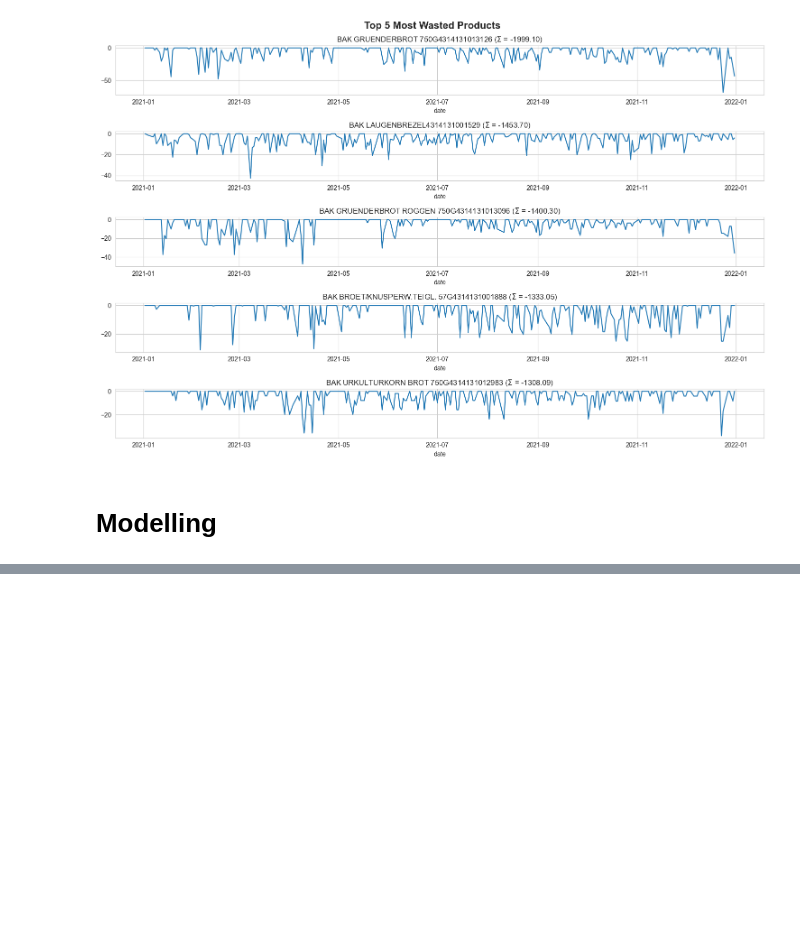
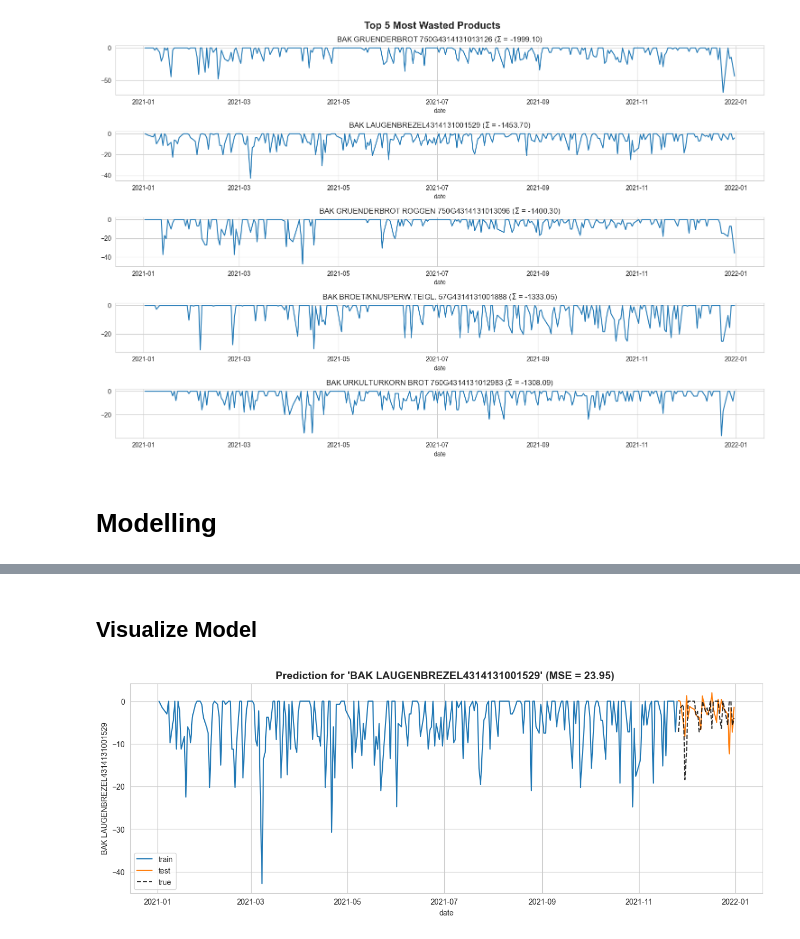
Before and after one commit to negralessio/bfh23-foodwaste, a Jupyter notebook: notebooks/alessio-data-wrangling.ipynb, the cells around one changed output, grey strips where cells are left out. Cells and saved outputs as stored; diff of their text form; code cells hidden in the pictures; blank space fills up the shorter version.

Commit message:
Implemented first model and test sample

```diff
--- a/notebooks/alessio-data-wrangling.ipynb
+++ b/notebooks/alessio-data-wrangling.ipynb
@@ -161,4 +174,4 @@ def train_test_split(df: pd.DataFrame, last_k_percent: float = 0.1):
 
     return X_train, X_test
 
-X_train, X_test = train_test_split(gruenderbrot_df, last_k_percent=0.2)
+train_df, test_df = train_test_split(gruenderbrot_df, last_k_percent=0.1)
@@ -180,0 +231,3 @@ X_train
+# %%
+reg = xgb.XGBRegressor(n_estimators=1000)
+reg.fit(X_train, y_train, verbose = False)
@@ -180,0 +246,16 @@ X_train
+# %%
+def make_prediction(X_test, regressor, verbosity: int = 1) -> pd.DataFrame:
+    if verbosity > 0:
+        print("Making predictions ...")
+
+    # Make prediction
+    y_pred = regressor.predict(X_test)
+    # Convert to dataframe with index / dates from input features X_test
+    y_pred = pd.DataFrame(y_pred, index=X_test.index, columns=[top_foodwasting_product_name])
+    return y_pred
+
+# Get y_pred
+y_pred: pd.DataFrame = make_prediction(X_test, regressor=reg)
+# Evaluate
+mse = mean_squared_error(y_true=y_test, y_pred=y_pred)
+print(f"MSE: {mse:.2f}")
@@ -180,0 +265,9 @@ X_train
+# %%
+def concat_data_with_prediction(y_train: pd.DataFrame, y_pred: pd.DataFrame) -> pd.DataFrame:
+    y_train["flag"] = "train"
+    y_pred["flag"] = "test"
+
+    df_concat = pd.concat([y_train, y_pred], axis=0)
+    return df_concat
+
+df_concat = concat_data_with_prediction(y_train=y_train, y_pred=y_pred)
@@ -180,0 +289,13 @@ X_train
+# %% [markdown]
+## Visualize Model
+# %%
+def visualize_predictions(df_concat, test_df) -> None:
+    fig, ax = plt.subplots(nrows=1, ncols=1, figsize=(15,5))
+    ax.set_title(f"Prediction for '{top_foodwasting_product_name}' (MSE = {mse:.2f}) ", fontweight="bold", size=14)
+    sns.lineplot(data=df_concat, x="date", y=top_foodwasting_product_name, hue="flag", ax=ax)
+    sns.lineplot(data=test_df, x="date", y=top_foodwasting_product_name, color="black", ax=ax, label="true", alpha=0.8, linestyle="--")
+    plt.show()
+
+visualize_predictions(df_concat, test_df)
+# %% [output]
+[figure, added]
```
Also changed, not shown: parts of 12 cells of this notebook.
